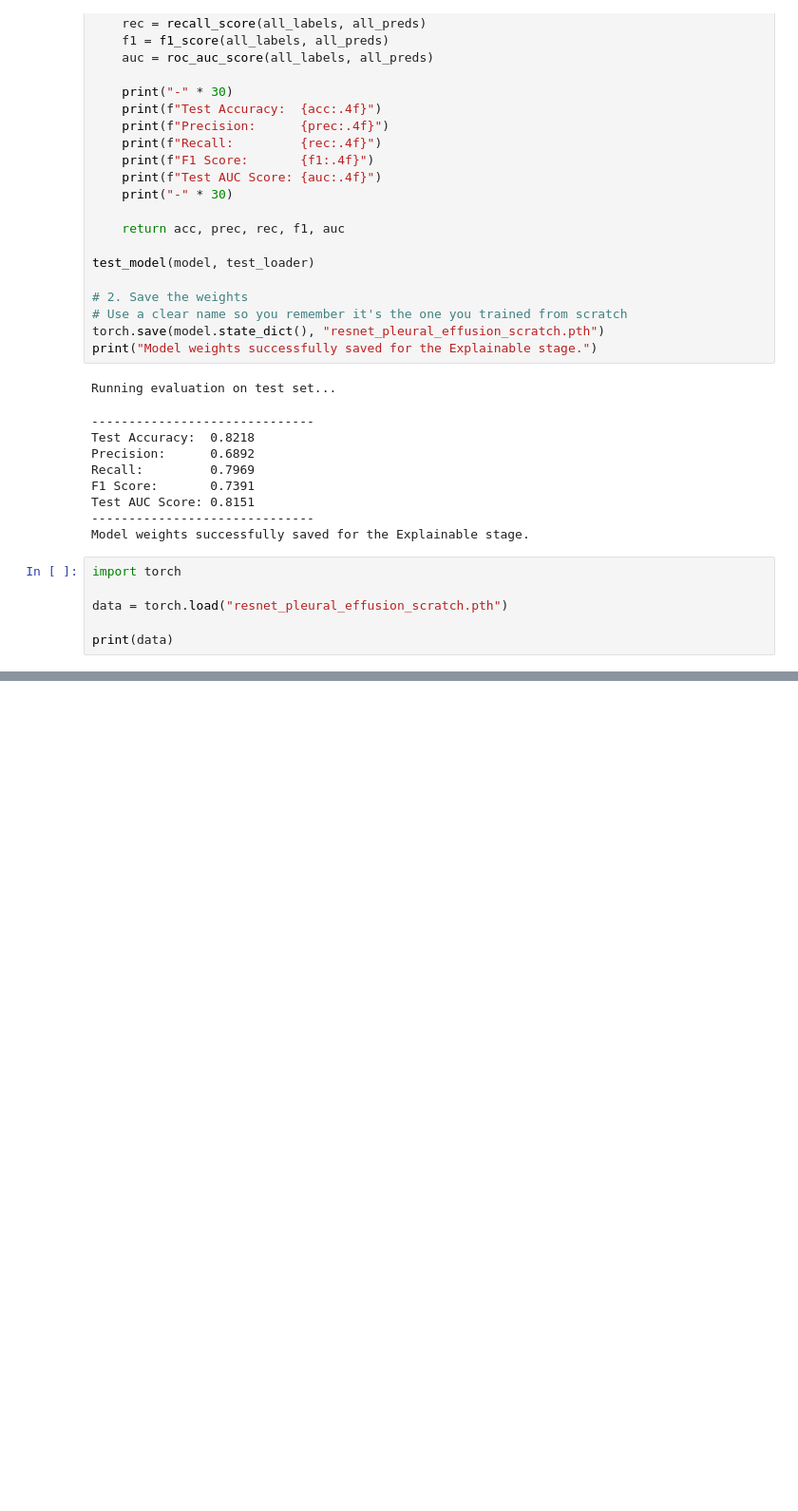
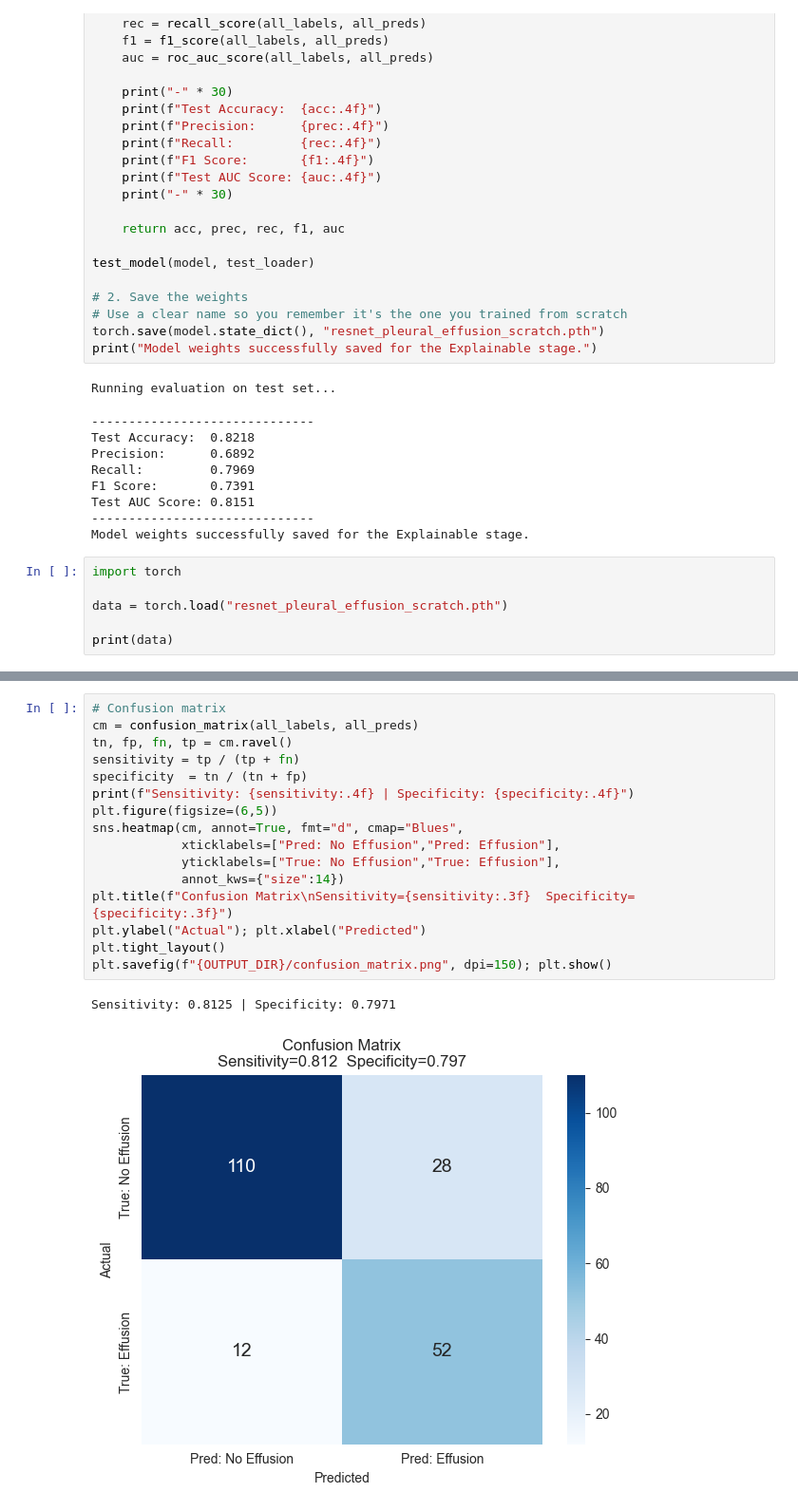
Before and after one commit to Liuian/UU_Explainable_AI_Group_Project, a Jupyter notebook: project2/main.ipynb, the cells around one changed output, grey strips where cells are left out. Shown at 95% size. Drawn from its saved outputs; the diff is of its cells as text; blank space fills up the shorter version.

```diff
--- a/project2/main.ipynb
+++ b/project2/main.ipynb
@@ -823,0 +925,19 @@ print(data)
+# %%
+# Confusion matrix
+cm = confusion_matrix(all_labels, all_preds)
+tn, fp, fn, tp = cm.ravel()
+sensitivity = tp / (tp + fn)
+specificity  = tn / (tn + fp)
+print(f"Sensitivity: {sensitivity:.4f} | Specificity: {specificity:.4f}")
+plt.figure(figsize=(6,5))
+sns.heatmap(cm, annot=True, fmt="d", cmap="Blues",
+            xticklabels=["Pred: No Effusion","Pred: Effusion"],
+            yticklabels=["True: No Effusion","True: Effusion"],
+            annot_kws={"size":14})
+plt.title(f"Confusion Matrix\nSensitivity={sensitivity:.3f}  Specificity={specificity:.3f}")
+plt.ylabel("Actual"); plt.xlabel("Predicted")
+plt.tight_layout()
+plt.savefig(f"{OUTPUT_DIR}/confusion_matrix.png", dpi=150); plt.show()
+# %% [output]
+Sensitivity: 0.8125 | Specificity: 0.7971
+[figure, added]
```
Also changed, not shown: parts of 10 cells of this notebook.
